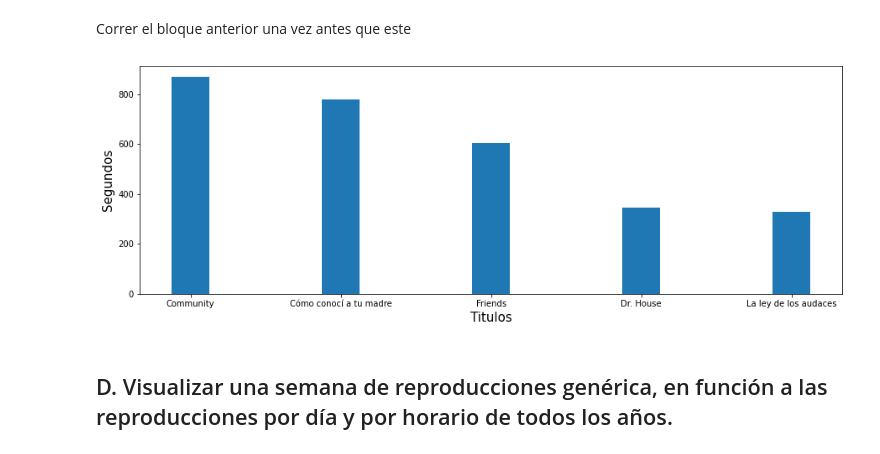
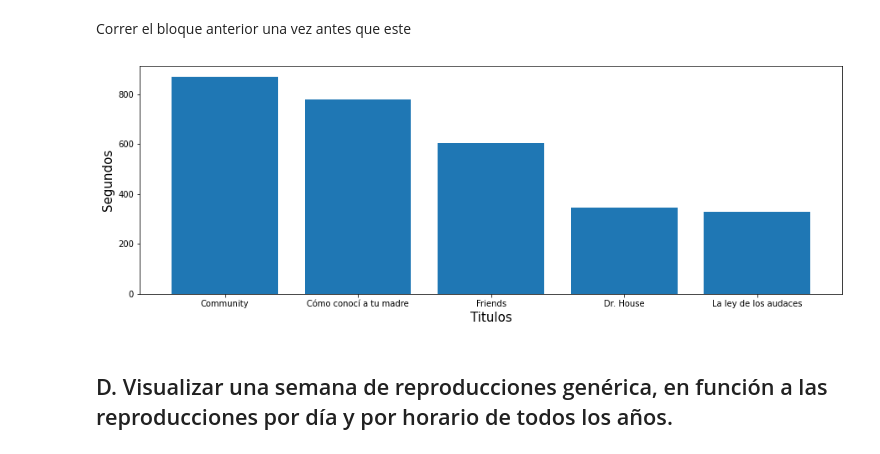
Before and after one commit to MatiasBlanco0/Trabajo-Practico-Netflix, a Jupyter notebook: Trabajo_Practico_Netflix.ipynb, the cells around one changed output. Cells and saved outputs as stored; diff of their text form; code cells hidden in the pictures.

```diff
--- a/Trabajo_Practico_Netflix.ipynb
+++ b/Trabajo_Practico_Netflix.ipynb
@@ -73,8 +92,8 @@ See the caveats in the documentation: https://pandas.pydata.org/pandas-docs/stab
 # %% [markdown]
 Separado series y peliculas en distintos dataframes
 # %%
-series = peliculasYSeries[peliculasYSeries['Title'].str.contains("Capítulo")]
-peliculas = peliculasYSeries[~peliculasYSeries['Title'].str.contains("Capítulo")]
+series = peliculasYSeries[peliculasYSeries['Title'].str.split(":").apply(len) > 2]
+peliculas = peliculasYSeries[peliculasYSeries['Title'].str.split(":").apply(len) < 3]
 # %% [markdown]
 # Ejercicios
 # %% [markdown]
@@ -191,12 +210,12 @@ datos2 = dict(sorted(titulosSeries1.items(), key=lambda item: item[1], reverse=T
 Correr el bloque anterior una vez antes que este
 # %%
 plt.figure(figsize=(15, 5))
-plt.bar(datos2.keys(), datos2.values(), width=0.25)
+plt.bar(datos2.keys(), datos2.values())
 plt.xlabel("Titulos", fontsize=15)
 plt.ylabel("Segundos", fontsize=15)
 plt.show()
 # %% [output]
-[figure, old version]
+[figure, new version]
 # %% [markdown]
 ## D. Visualizar una semana de reproducciones genérica, en función a las reproducciones por día y por horario de todos los años.
 # %%
```
Also changed, not shown: parts of 6 cells of this notebook.
